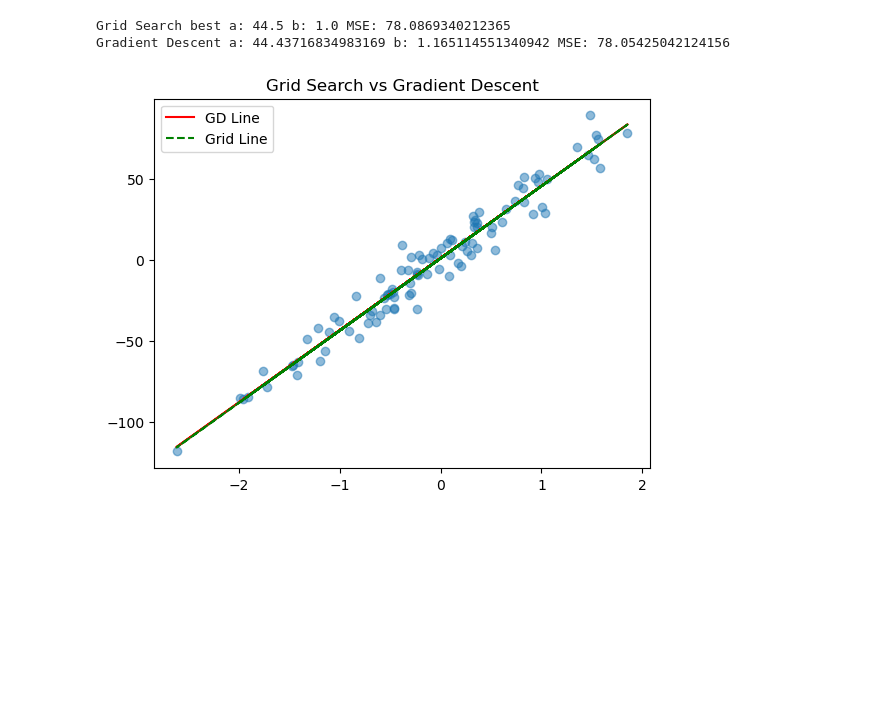
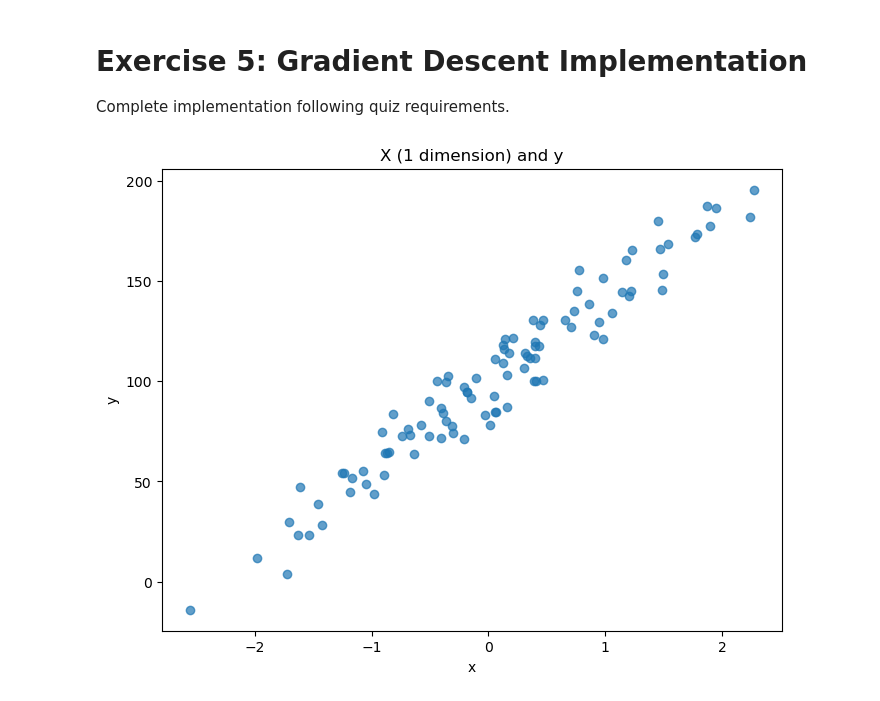
Before and after one commit to steodhiambo/linear-regression, a Jupyter notebook: Notebook_ex05.ipynb, the cells around one changed output. Saved outputs shown, nothing was run; the diff lists cells and outputs as text; code cells hidden in the pictures; blank space fills up the shorter version.

```diff
--- a/Notebook_ex05.ipynb
+++ b/Notebook_ex05.ipynb
@@ -1,48 +1,4 @@
-# %%
-import numpy as np
-import matplotlib.pyplot as plt
-from sklearn.datasets import make_regression
-from sklearn.metrics import mean_squared_error
-
-# Generate dataset
-X, y = make_regression(n_samples=100, n_features=1, noise=10, random_state=42)
-X = X.flatten()
-
-# ---- Grid Search ----
-a_vals = np.arange(-200, 201, 0.5)
-b_vals = np.arange(-200, 201, 0.5)
-
-best_a, best_b, best_mse = None, None, float("inf")
-for a in a_vals:
-    for b in b_vals:
-        y_pred = a*X + b
-        mse = mean_squared_error(y, y_pred)
-        if mse < best_mse:
-            best_a, best_b, best_mse = a, b, mse
-
-print("Grid Search best a:", best_a, "b:", best_b, "MSE:", best_mse)
-
-# ---- Gradient Descent ----
-a, b = 0.0, 0.0
-lr = 0.1
-for _ in range(100):
-    y_pred = a*X + b
-    da = -2 * np.mean(X * (y - y_pred))
-    db = -2 * np.mean(y - y_pred)
-    a -= lr * da
-    b -= lr * db
-
-gd_mse = mean_squared_error(y, a*X + b)
-print("Gradient Descent a:", a, "b:", b, "MSE:", gd_mse)
-
-# Plot results
-plt.scatter(X, y, alpha=0.5)
-plt.plot(X, a*X+b, color="red", label="GD Line")
-plt.plot(X, best_a*X+best_b, color="green", linestyle="--", label="Grid Line")
-plt.legend()
-plt.title("Grid Search vs Gradient Descent")
-plt.show()
-# %% [output]
-Grid Search best a: 44.5 b: 1.0 MSE: 78.0869340212365
-Gradient Descent a: 44.43716834983169 b: 1.165114551340942 MSE: 78.05425042124156
-[figure, removed]
+# %% [markdown]
+# Exercise 5: Gradient Descent Implementation
+
+Complete implementation following quiz requirements.
@@ -48,0 +10,14 @@ Gradient Descent a: 44.43716834983169 b: 1.165114551340942 MSE: 78.0542504212415
+# %%
+# Generate exact dataset as specified
+X, y, coef = make_regression(n_samples=100, n_features=1, n_informative=1,
+                           noise=10, coef=True, random_state=0, bias=100.0)
+
+# Plot data
+plt.figure(figsize=(8, 6))
+plt.scatter(X.reshape(1,-1)[0], y, alpha=0.7)
+plt.xlabel('x')
+plt.ylabel('y')
+plt.title('X (1 dimension) and y')
+plt.show()
+# %% [output]
+[figure, added]
```
Also changed, not shown: parts of 9 cells of this notebook.
